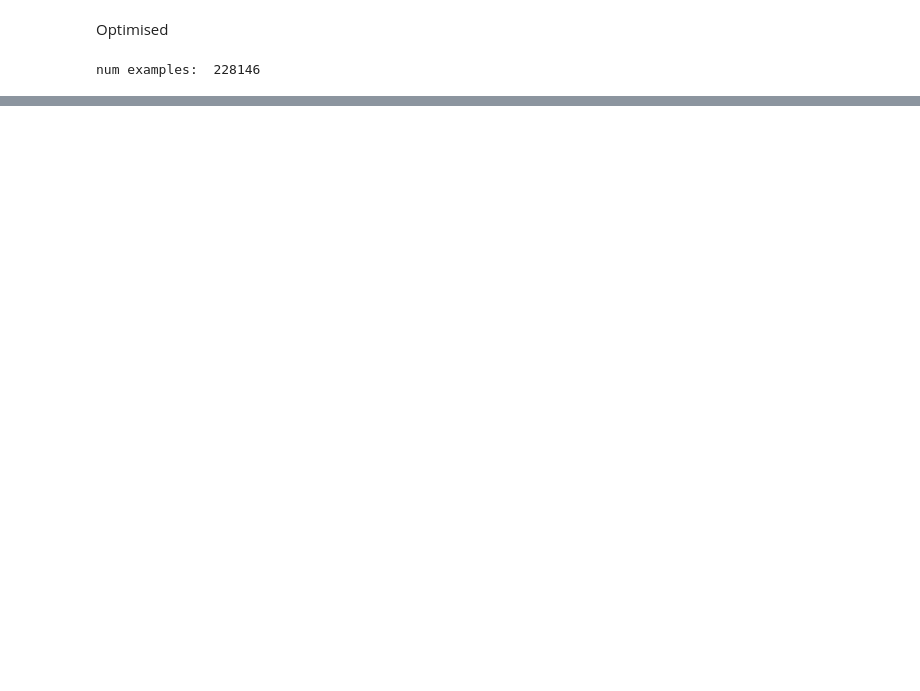
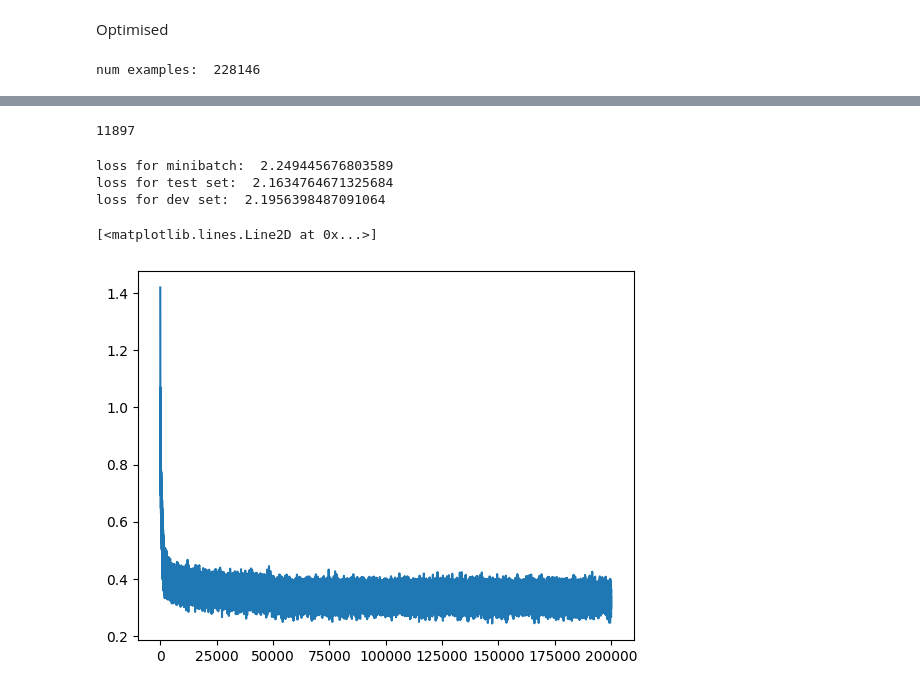
Before and after one commit to GreenCrimea/Learning_Transformers, a Jupyter notebook: Makemore.ipynb, the cells around one changed output, grey strips where cells are left out. Drawn from its saved outputs; the diff is of its cells as text; code cells hidden in the pictures; blank space fills up the shorter version.

```diff
--- a/Makemore.ipynb
+++ b/Makemore.ipynb
@@ -261,0 +461,13 @@ likaa.
+# %%
+#parameters
+g = torch.Generator().manual_seed(0xFACEBEEF)
+C = torch.randn((27, 10), generator=g)
+W1 = torch.randn((30, 200), generator=g)
+b1 = torch.randn(200, generator=g)
+W2 = torch.randn((200,27), generator=g)
+b2 = torch.randn(27, generator=g)
+
+params = [C, W1, b1, W2, b2]
+print(sum(p.nelement() for p in params))
+# %% [output]
+11897
@@ -261,0 +483,52 @@ likaa.
+# %%
+for i in range(100000):
+
+    #create minibatches
+    ix = torch.randint(0, Xtr.shape[0], (128,))
+
+    #forward pass
+    enb = C[Xtr[ix]]
+    h = torch.tanh(enb.view(-1, 30) @ W1 + b1)
+    logits = h @ W2 + b2
+    loss = F.cross_entropy(logits, Ytr[ix])     #F.cross_entropy is the same as taking the logits,
+    #print(loss)                                #exponentiating, getting the mean, and calculating
+                                                #loss, but much more efficient
+    #backward pass
+    for p in params:
+        p.grad = None
+
+    loss.backward()
+
+    #update
+    lr = 0.01# if i < 50000 else 0.01
+    for p in params:
+        p.data += -lr * p.grad
+
+    #track stats
+    lri.append(lr)
+    lossi.append(loss.log10().item())
+
+print("loss for minibatch: ", loss.item())
+
+#loss for entire set
+enb = C[Xtr]
+h = torch.tanh(enb.view(-1, 30) @ W1 + b1)
+logits = h @ W2 + b2
+loss = F.cross_entropy(logits, Ytr)
+print("loss for test set: ", loss.item())
+
+#loss for dev set
+enb = C[Xdev]
+h = torch.tanh(enb.view(-1, 30) @ W1 + b1)
+logits = h @ W2 + b2
+loss = F.cross_entropy(logits, Ydev)
+print("loss for dev set: ", loss.item())
+# %% [output]
+loss for minibatch:  2.249445676803589
+loss for test set:  2.1634764671325684
+loss for dev set:  2.1956398487091064
+# %%
+plt.plot([x for x, _ in enumerate(lossi)], lossi)
+# %% [output]
+[<matplotlib.lines.Line2D at 0x...>]
+[figure, added]
```
Also changed, not shown: parts of 29 cells of this notebook.
